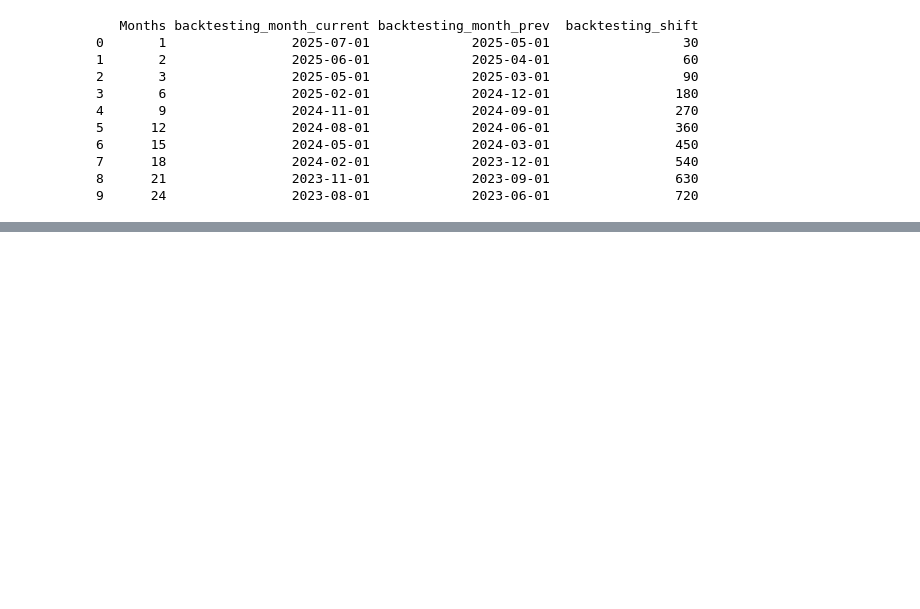
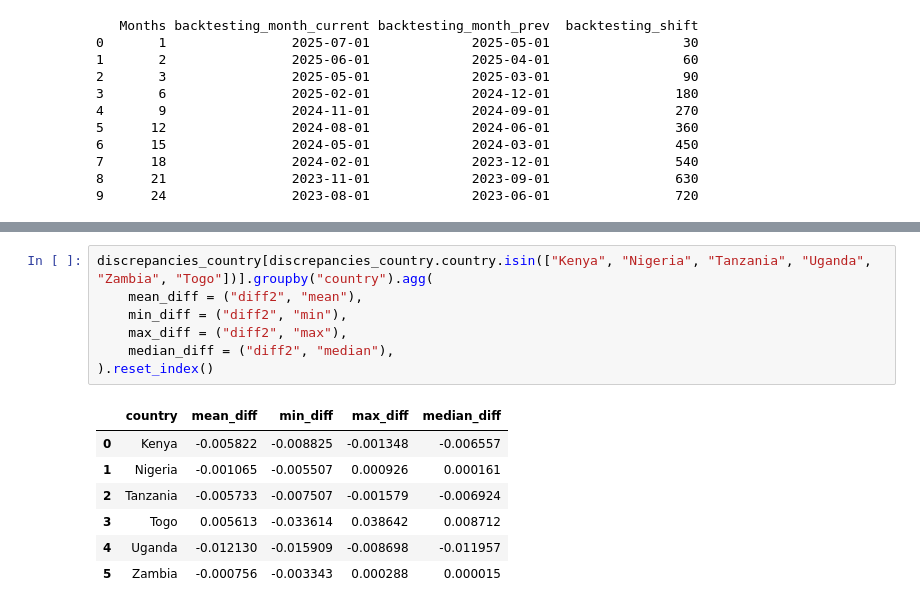
Before and after one commit to elijahkoech/cbr360, a Jupyter notebook: notebooks/in_production.ipynb, the cells around one changed output, grey strips where cells are left out. Drawn from its saved outputs; the diff is of its cells as text; blank space fills up the shorter version.

```diff
--- a/notebooks/in_production.ipynb
+++ b/notebooks/in_production.ipynb
@@ -105,0 +108,15 @@ for country in ["Kenya", "Tanzania", "Nigeria", "Zambia", "Togo", "Uganda"]:
+# %%
+discrepancies_country[discrepancies_country.country.isin(["Kenya", "Nigeria", "Tanzania", "Uganda", "Zambia", "Togo"])].groupby("country").agg(
+    mean_diff = ("diff2", "mean"),
+    min_diff = ("diff2", "min"),
+    max_diff = ("diff2", "max"),
+    median_diff = ("diff2", "median"),
+).reset_index()
+# %% [output]
+|  | country | mean_diff | min_diff | max_diff | median_diff |
+| 0 | Kenya | -0.005822 | -0.008825 | -0.001348 | -0.006557 |
+| 1 | Nigeria | -0.001065 | -0.005507 | 0.000926 | 0.000161 |
+| 2 | Tanzania | -0.005733 | -0.007507 | -0.001579 | -0.006924 |
+| 3 | Togo | 0.005613 | -0.033614 | 0.038642 | 0.008712 |
+| 4 | Uganda | -0.012130 | -0.015909 | -0.008698 | -0.011957 |
+| 5 | Zambia | -0.000756 | -0.003343 | 0.000288 | 0.000015 |
```
Also changed, not shown: parts of 3 cells of this notebook, 2 other files.
